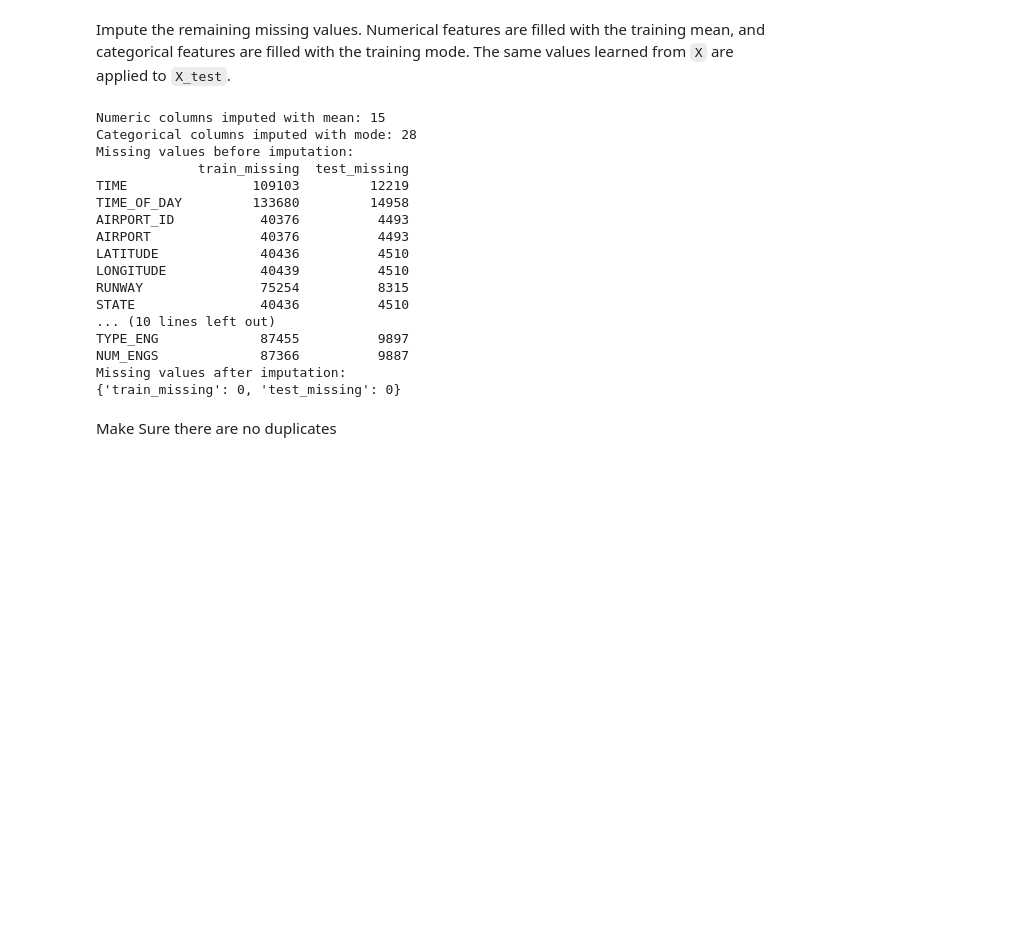
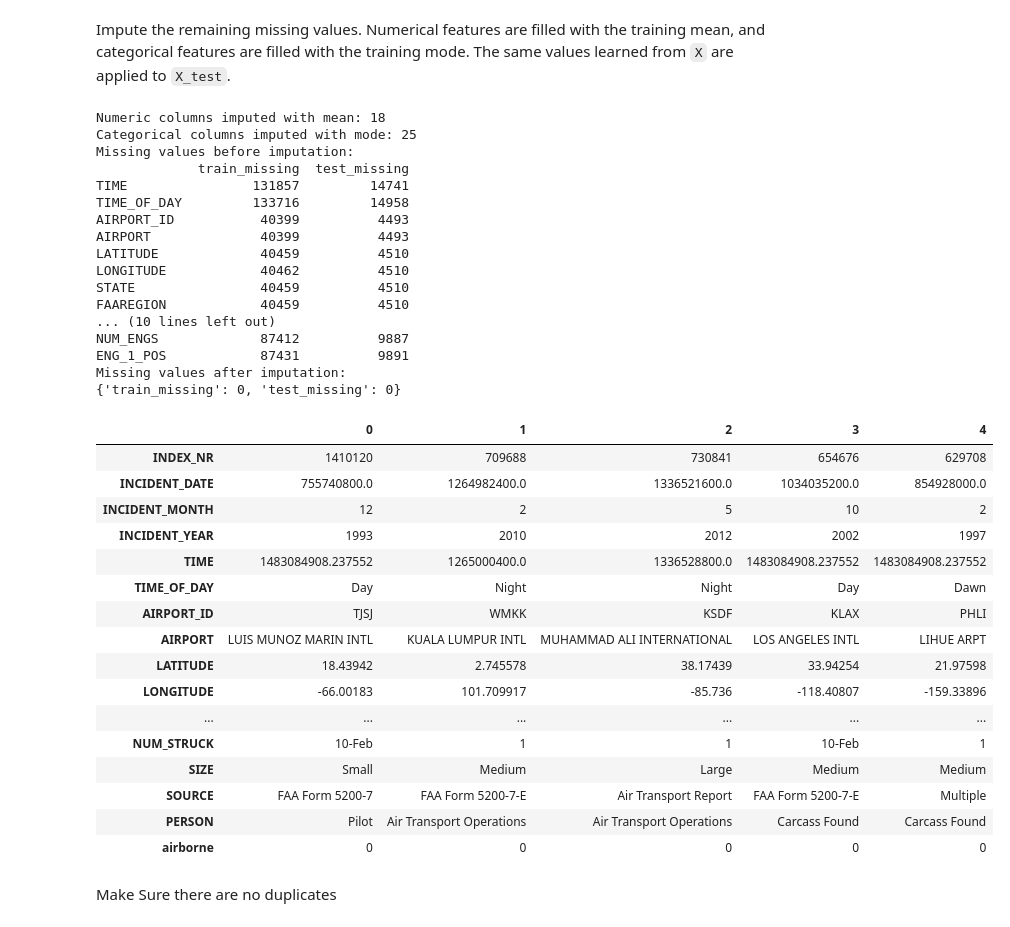
Before and after one commit to tarap123/4-nearest-neighbors, a Jupyter notebook: 4_nearest_neighbors.ipynb, the cells around one changed output. Drawn from its saved outputs; the diff is of its cells as text; code cells hidden in the pictures; blank space fills up the shorter version.

Commit message:
imputation and changed time to unix

```diff
--- a/4_nearest_neighbors.ipynb
+++ b/4_nearest_neighbors.ipynb
@@ -121,45 +159,63 @@ categorical_fill_values = X[categorical_cols].agg(
     lambda col: col.mode(dropna=True).iloc[0]
     if not col.mode(dropna=True).empty
     else "Missing"
 )
 
 missing_before = pd.DataFrame(
     {
         "train_missing": X.isna().sum(),
         "test_missing": X_test.isna().sum(),
     }
 )
 
 X[numeric_cols] = X[numeric_cols].fillna(numeric_fill_values)
 X_test[numeric_cols] = X_test[numeric_cols].fillna(numeric_fill_values)
 
 X[categorical_cols] = X[categorical_cols].fillna(categorical_fill_values)
 X_test[categorical_cols] = X_test[categorical_cols].fillna(categorical_fill_values)
 
 print(f"Numeric columns imputed with mean: {len(numeric_cols)}")
 print(f"Categorical columns imputed with mode: {len(categorical_cols)}")
 print("Missing values before imputation:")
 print(missing_before[missing_before.sum(axis=1) > 0].head(20))
 print("Missing values after imputation:")
 print({"train_missing": int(X.isna().sum().sum()), "test_missing": int(X_test.isna().sum().sum())})
+X.head().T
 # %% [output]
-Numeric columns imputed with mean: 15
-Categorical columns imputed with mode: 28
+Numeric columns imputed with mean: 18
+Categorical columns imputed with mode: 25
 Missing values before imputation:
              train_missing  test_missing
-TIME                109103         12219
-TIME_OF_DAY         133680         14958
-AIRPORT_ID           40376          4493
-AIRPORT              40376          4493
-LATITUDE             40436          4510
-LONGITUDE            40439          4510
-RUNWAY               75254          8315
-STATE                40436          4510
+TIME                131857         14741
+TIME_OF_DAY         133716         14958
+AIRPORT_ID           40399          4493
+AIRPORT              40399          4493
+LATITUDE             40459          4510
+LONGITUDE            40462          4510
+STATE                40459          4510
+FAAREGION            40459          4510
 ... (10 lines left out)
-TYPE_ENG             87455          9897
-NUM_ENGS             87366          9887
+NUM_ENGS             87412          9887
+ENG_1_POS            87431          9891
 Missing values after imputation:
 {'train_missing': 0, 'test_missing': 0}
+|  | 0 | 1 | 2 | 3 | 4 |
+| INDEX_NR | 1410120 | 709688 | 730841 | 654676 | 629708 |
+| INCIDENT_DATE | 755740800.0 | 1264982400.0 | 1336521600.0 | 1034035200.0 | 854928000.0 |
+| INCIDENT_MONTH | 12 | 2 | 5 | 10 | 2 |
+| INCIDENT_YEAR | 1993 | 2010 | 2012 | 2002 | 1997 |
+| TIME | 1483084908.237552 | 1265000400.0 | 1336528800.0 | 1483084908.237552 | 1483084908.237552 |
+| TIME_OF_DAY | Day | Night | Night | Day | Dawn |
+| AIRPORT_ID | TJSJ | WMKK | KSDF | KLAX | PHLI |
+| AIRPORT | LUIS MUNOZ MARIN INTL | KUALA LUMPUR INTL | MUHAMMAD ALI INTERNATIONAL | LOS ANGELES INTL | LIHUE ARPT |
+| LATITUDE | 18.43942 | 2.745578 | 38.17439 | 33.94254 | 21.97598 |
+| LONGITUDE | -66.00183 | 101.709917 | -85.736 | -118.40807 | -159.33896 |
+| ... | ... | ... | ... | ... | ... |
+| NUM_STRUCK | 10-Feb | 1 | 1 | 10-Feb | 1 |
+| SIZE | Small | Medium | Large | Medium | Medium |
+| SOURCE | FAA Form 5200-7 | FAA Form 5200-7-E | Air Transport Report | FAA Form 5200-7-E | Multiple |
+| PERSON | Pilot | Air Transport Operations | Air Transport Operations | Carcass Found | Carcass Found |
+| airborne | 0 | 0 | 0 | 0 | 0 |
 # %% [markdown]
 Make Sure there are no duplicates
 # %%
```
Also changed, not shown: parts of 5 cells of this notebook.
